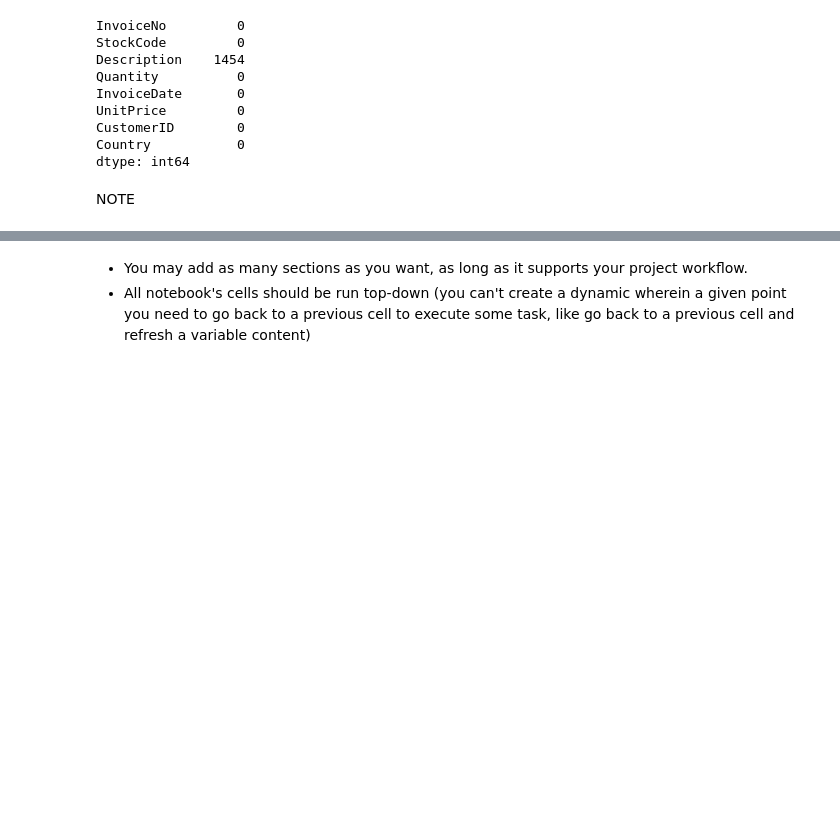
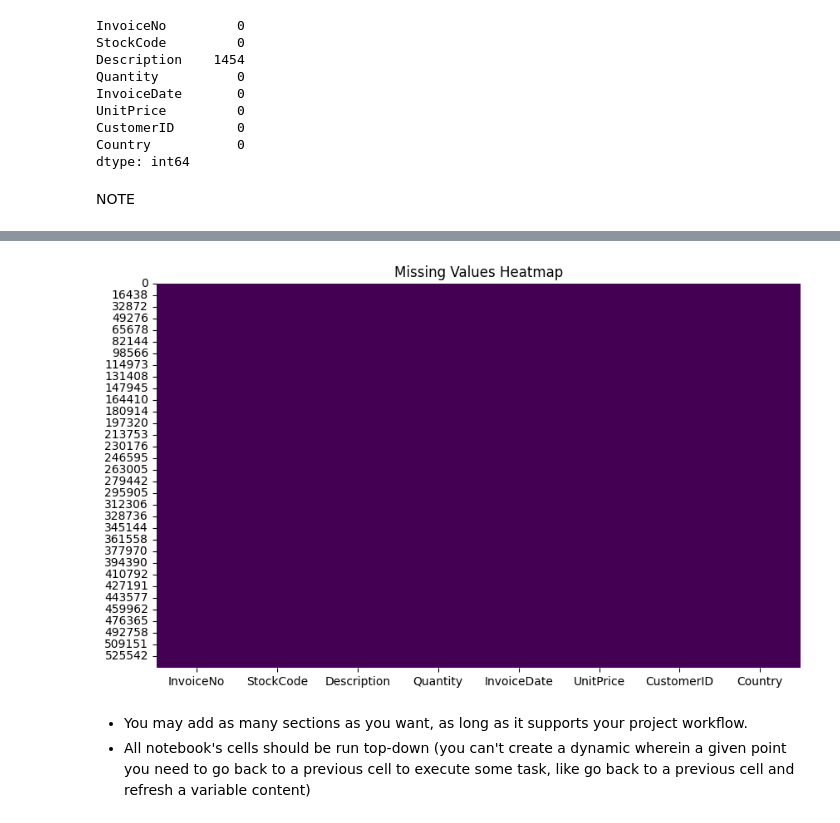
Before and after one commit to lehaanwar/OnlineRetailTransactionsDataset, a Jupyter notebook: jupyter_notebooks/Notebook_Template.ipynb, the cells around one changed output, grey strips where cells are left out. Drawn from its saved outputs; the diff is of its cells as text; code cells hidden in the pictures; blank space fills up the shorter version.

```diff
--- a/jupyter_notebooks/Notebook_Template.ipynb
+++ b/jupyter_notebooks/Notebook_Template.ipynb
@@ -170,0 +190,4 @@ NOTE
+# %%
+# Load the raw dataset
+df = pd.read_csv('../dataset/Rawdata/Online-Retail.csv')
+df.head(10)
@@ -170,0 +231,6 @@ NOTE
+# %%
+#Remove rows with missing values in the 'Description' column
+df = df.dropna(subset=['Description'])
+
+# Check again for missing values
+df.isnull().sum()
@@ -170,0 +247,10 @@ NOTE
+# %%
+#visual representation of missing values
+import matplotlib.pyplot as plt
+import seaborn as sns
+plt.figure(figsize=(10, 6))
+sns.heatmap(df.isnull(), cbar=False, cmap='viridis')
+plt.title('Missing Values Heatmap')
+plt.show()
+# %% [output]
+[figure, added]
```
Also changed, not shown: parts of 9 cells of this notebook, 1 other file.
